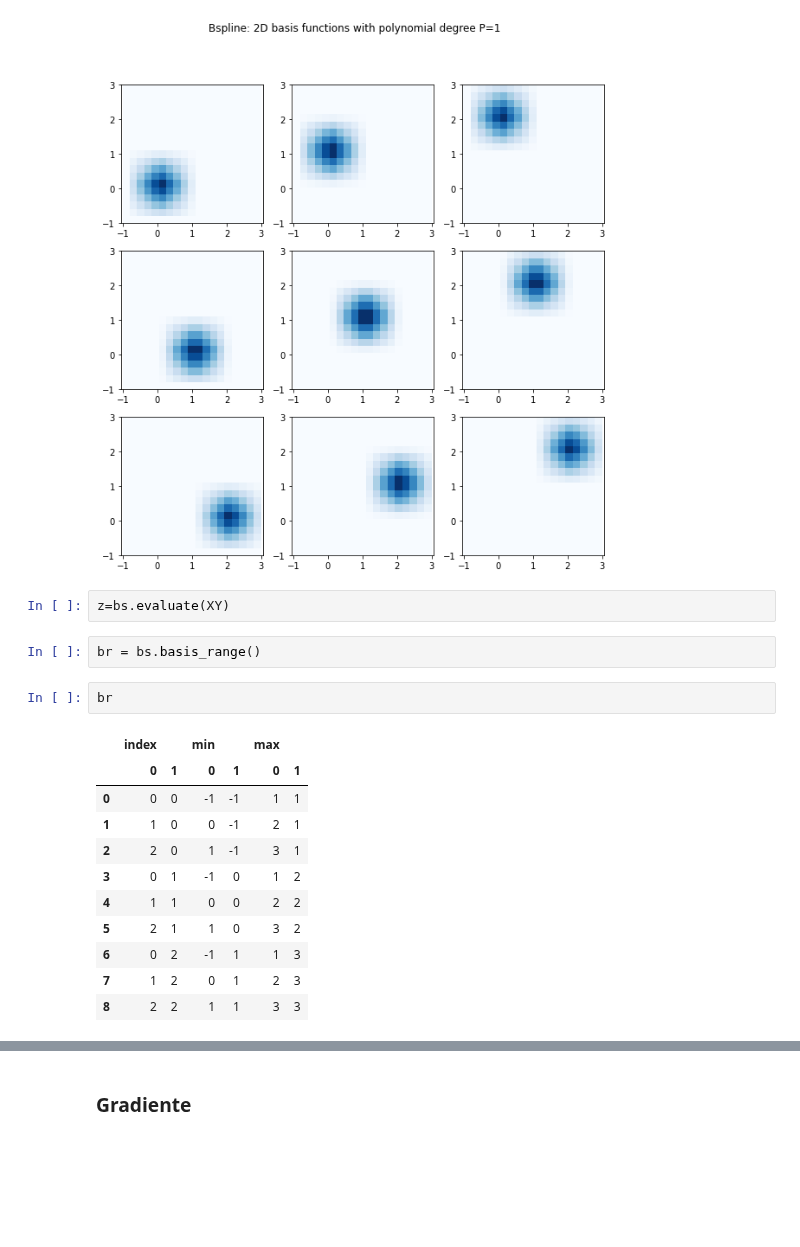
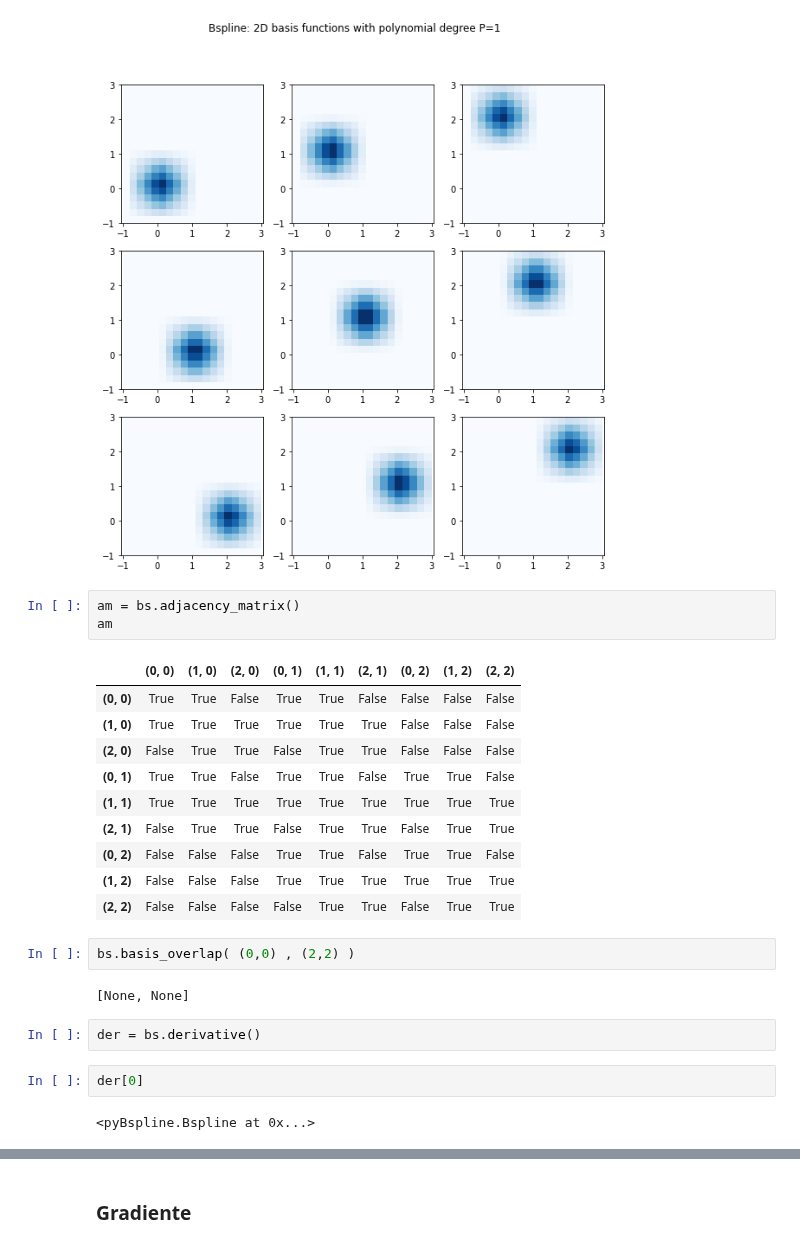
Before and after one commit to EliaStocco/Bspline, a Jupyter notebook: python/Test.ipynb, the cells around one changed output, grey strips where cells are left out. Drawn from its saved outputs; the diff is of its cells as text; blank space fills up the shorter version.

Commit message:
Aggiunte adjacency matrices

```diff
--- a/python/Test.ipynb
+++ b/python/Test.ipynb
@@ -754,21 +754,27 @@ for i in range(L,R):
 plt.show()
 # %% [output]
 [figure]
-# %%
-z=bs.evaluate(XY)
-# %%
-br = bs.basis_range()
-# %%
-br
-# %% [output]
-|  | index |  | min |  | max |  |
-|  | 0 | 1 | 0 | 1 | 0 | 1 |
-| 0 | 0 | 0 | -1 | -1 | 1 | 1 |
-| 1 | 1 | 0 | 0 | -1 | 2 | 1 |
-| 2 | 2 | 0 | 1 | -1 | 3 | 1 |
-| 3 | 0 | 1 | -1 | 0 | 1 | 2 |
-| 4 | 1 | 1 | 0 | 0 | 2 | 2 |
-| 5 | 2 | 1 | 1 | 0 | 3 | 2 |
-| 6 | 0 | 2 | -1 | 1 | 1 | 3 |
-| 7 | 1 | 2 | 0 | 1 | 2 | 3 |
-| 8 | 2 | 2 | 1 | 1 | 3 | 3 |
+# %%
+am = bs.adjacency_matrix()
+am
+# %% [output]
+|  | (0, 0) | (1, 0) | (2, 0) | (0, 1) | (1, 1) | (2, 1) | (0, 2) | (1, 2) | (2, 2) |
+| (0, 0) | True | True | False | True | True | False | False | False | False |
+| (1, 0) | True | True | True | True | True | True | False | False | False |
+| (2, 0) | False | True | True | False | True | True | False | False | False |
+| (0, 1) | True | True | False | True | True | False | True | True | False |
+| (1, 1) | True | True | True | True | True | True | True | True | True |
+| (2, 1) | False | True | True | False | True | True | False | True | True |
+| (0, 2) | False | False | False | True | True | False | True | True | False |
+| (1, 2) | False | False | False | True | True | True | True | True | True |
+| (2, 2) | False | False | False | False | True | True | False | True | True |
+# %%
+bs.basis_overlap( (0,0) , (2,2) )
+# %% [output]
+[None, None]
+# %%
+der = bs.derivative()
+# %%
+der[0]
+# %% [output]
+<pyBspline.Bspline at 0x...>
```
Also changed, not shown: parts of 40 cells of this notebook, 2 other files.
